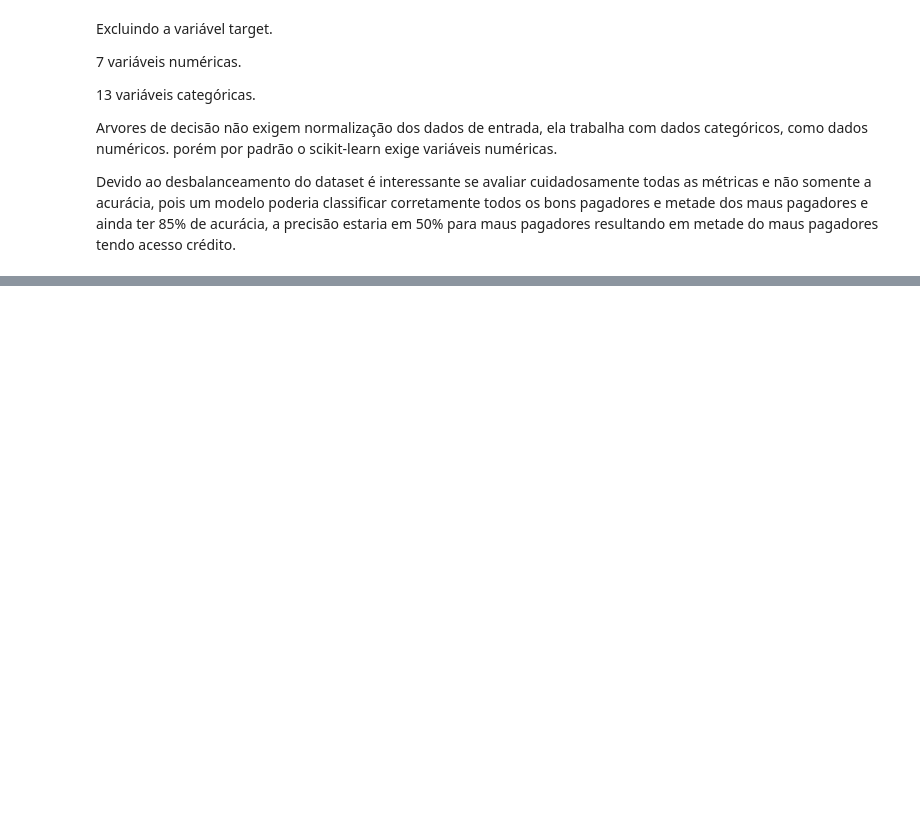
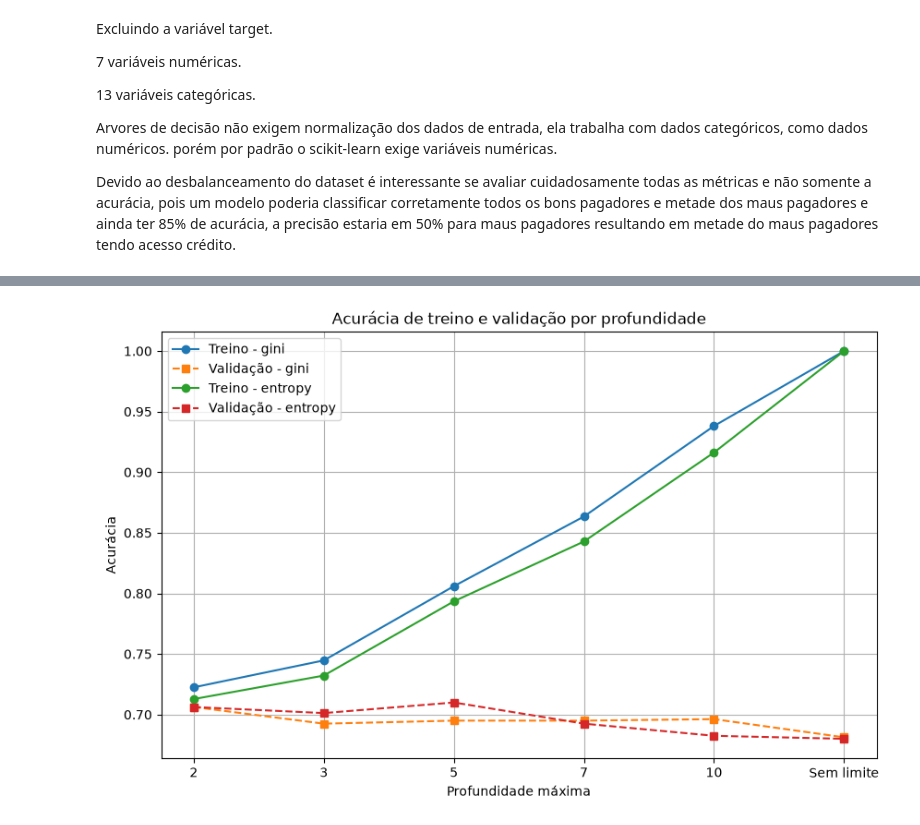
Before and after one commit to mmvbs/intelligent-systems, a Jupyter notebook: questao04.ipynb, the cells around one changed output, grey strips where cells are left out. Cells and saved outputs as stored; diff of their text form; code cells hidden in the pictures; blank space fills up the shorter version.

```diff
--- a/questao04.ipynb
+++ b/questao04.ipynb
@@ -48,0 +115,37 @@ acuracia
+# %%
+plt.figure(figsize=(10, 6))
+
+for criterio in criterios:
+
+    dados = resultados[
+        resultados['criterio'] == criterio
+    ]
+
+    plt.plot(
+        range(len(profundidade)),
+        dados['treino'],
+        marker='o',
+        label=f'Treino - {criterio}'
+    )
+
+    plt.plot(
+        range(len(profundidade)),
+        dados['validacao'],
+        marker='s',
+        linestyle='--',
+        label=f'Validação - {criterio}'
+    )
+
+plt.xticks(
+    range(len(profundidade)),
+    ['2', '3', '5', '7', '10', 'Sem limite']
+)
+
+plt.xlabel('Profundidade máxima')
+plt.ylabel('Acurácia')
+plt.title('Acurácia de treino e validação por profundidade')
+plt.legend()
+plt.grid()
+plt.show()
+# %% [output]
+[figure, added]
```
Also changed, not shown: parts of 19 cells of this notebook.
